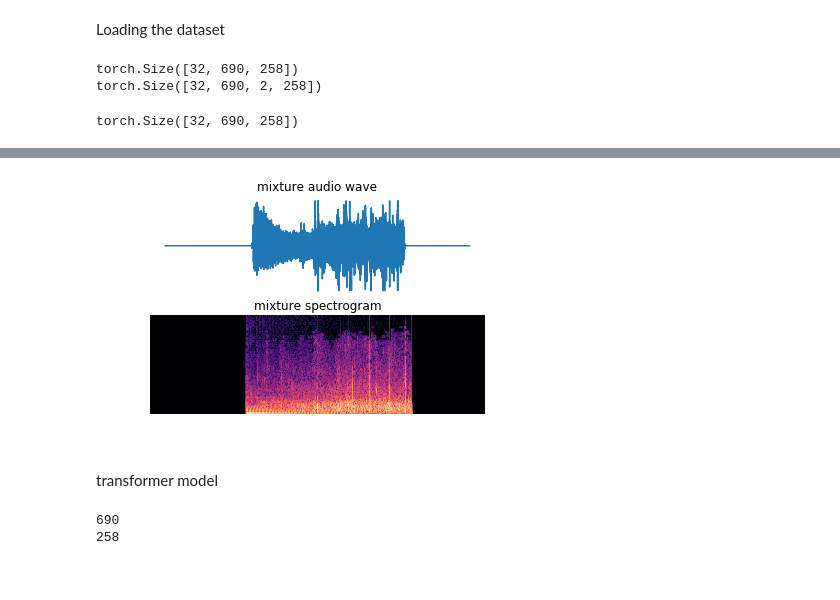
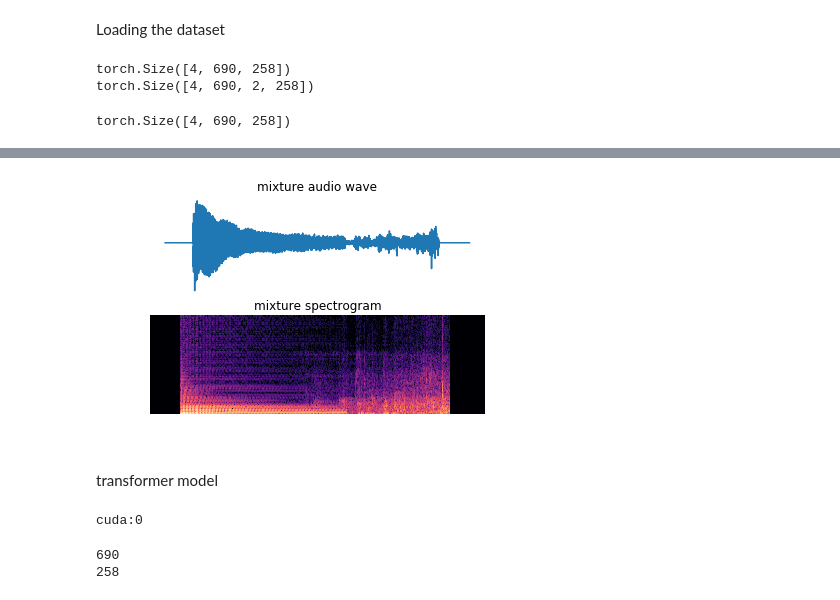
Before and after one commit to tianjunm/monaural-source-separation, a Jupyter notebook: scratch_working.ipynb, the cells around one changed output, grey strips where cells are left out. Cells and saved outputs as stored; diff of their text form; code cells hidden in the pictures.

```diff
--- a/scratch_working.ipynb
+++ b/scratch_working.ipynb
@@ -26,7 +23,7 @@ path = '/usr0/home/tianjunm/datasets/processed/mixer/a1/train';
 d = ds.SignalDataset(root_dir=path, transform=ds.Concat(size=(129, 690)))
 # d = ds.SignalDataset(root_dir=new, transform=ds.ToTensor(size=(129, 690)))
 # %%
-dataloader = torch.utils.data.DataLoader(d, batch_size=32, shuffle=False)
+dataloader = torch.utils.data.DataLoader(d, batch_size=4, shuffle=False)
 # %%
 for i, info in enumerate(dataloader):
 #     print(i)
@@ -43,8 +40,8 @@ print(ground_truths.shape)
 #     if i==26:
 #         print(info)
 # %% [output]
-torch.Size([32, 690, 258])
-torch.Size([32, 690, 2, 258])
+torch.Size([4, 690, 258])
+torch.Size([4, 690, 2, 258])
 # %%
 def display(spect, sample_rate, y_axis='mel',x_axis='time'):
     db_data = librosa.power_to_db(np.abs(spect)**2, ref=np.max)
@@ -52,29 +49,29 @@ def display(spect, sample_rate, y_axis='mel',x_axis='time'):
 # %%
 import numpy as np
 print(aggregate.shape)
 
 # print(torch.cat(list(aggregate.permute(1, 0, 2, 3)), -1).shape)
 
-r = np.split(aggregate[1].numpy().T, 2)[0]
-i = np.split(aggregate[1].numpy().T, 2)[1]
+r = np.split(aggregate[0].numpy().T, 2)[0]
+i = np.split(aggregate[0].numpy().T, 2)[1]
 
 c = r + 1j * i
 fs, data = scipy.signal.istft(c, fs=44100, nfft = 256)
 
 plt.subplot(2, 1, 1)
 plt.title('mixture audio wave')
 plt.plot(data)
 plt.axis('off')
 plt.subplot(2, 1, 2)
 plt.title('mixture spectrogram')
 plt.axis('off')
 display(c, 22050*8)
 
 IPython.display.Audio(data=data, rate=44100)
 # %% [output]
-torch.Size([32, 690, 258])
+torch.Size([4, 690, 258])
 [interactive output not drawn]
-[figure, old version]
+[figure, new version]
 # %%
 import scipy.io.wavfile
 from scipy.fftpack import dct
@@ -88,6 +85,11 @@ import matplotlib.pyplot as plt
 # IPython.display.Audio(data=rdata, rate=44100)
 # %% [markdown]
 transformer model
+# %%
+device = torch.device("cuda:0" if torch.cuda.is_available() else "cpu")
+print(device)
+# %% [output]
+cuda:0
 # %%
 import model.transformer
 _, seq_len, freq_range = aggregate.shape
```
Also changed, not shown: parts of 12 cells of this notebook, 1 other file.
